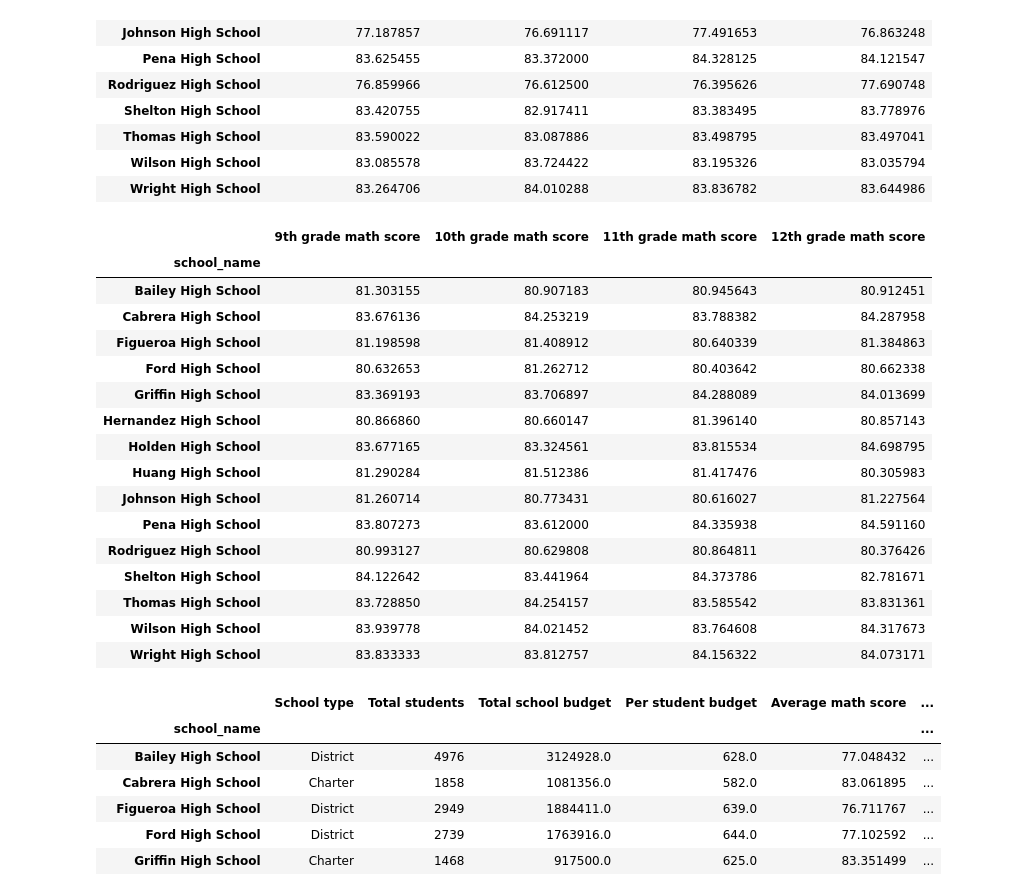
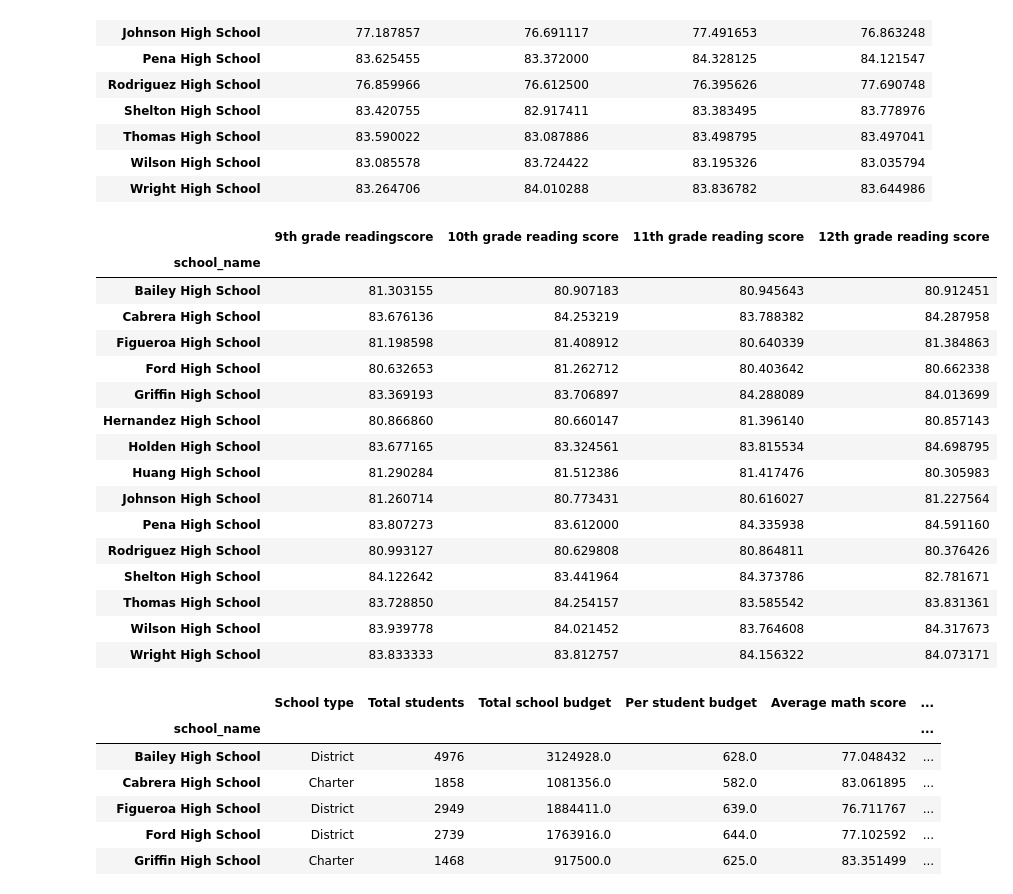
Before and after one commit to ssalinas619/pandas-challenge, a Jupyter notebook: PyCitySchools/pandas-challenge.ipynb, the cells around one changed output. Saved outputs shown, nothing was run; the diff lists cells and outputs as text; code cells hidden in the pictures.

```diff
--- a/PyCitySchools/pandas-challenge.ipynb
+++ b/PyCitySchools/pandas-challenge.ipynb
@@ -4,8 +4,8 @@ import pandas as pd
 from pathlib import Path
 # %%
 #File paths
-schools_path = Path("C:/Users/Sydney/Desktop/Starter_Code/PyCitySchools/Resources/schools_complete.csv")
-students_path = Path("C:/Users/Sydney/Desktop/Starter_Code/PyCitySchools/Resources/students_complete.csv")
+schools_path = Path("C:/Users/Sydney/Desktop/bootcamp/repos/pandas-challenge/Resources/schools_complete.csv")
+students_path = Path("C:/Users/Sydney/Desktop/bootcamp/repos/pandas-challenge/Resources/students_complete.csv")
 
 # Read School and Student Data Files and store into Pandas DataFrames
 schools_df = pd.read_csv(schools_path)
@@ -417,13 +417,13 @@ eleventh_grader_reading_scores = eleventh_graders_scores["reading_score"]
 twelfth_grader_reading_scores = twelfth_graders_scores["reading_score"]
 # %%
 #create dataframe with reading scores by grade
-reading_bygrade = pd.DataFrame({"9th grade math score": ninth_grader_reading_scores,
-                              "10th grade math score": tenth_grader_reading_scores,
-                              "11th grade math score": eleventh_grader_reading_scores,
-                              "12th grade math score": twelfth_grader_reading_scores})
-reading_bygrade
+reading_summary = pd.DataFrame({"9th grade readingscore": ninth_grader_reading_scores,
+                              "10th grade reading score": tenth_grader_reading_scores,
+                              "11th grade reading score": eleventh_grader_reading_scores,
+                              "12th grade reading score": twelfth_grader_reading_scores})
+reading_summary
 # %% [output]
-|  | 9th grade math score | 10th grade math score | 11th grade math score | 12th grade math score |
+|  | 9th grade readingscore | 10th grade reading score | 11th grade reading score | 12th grade reading score |
 | school_name |  |  |  |  |
 | Bailey High School | 81.303155 | 80.907183 | 80.945643 | 80.912451 |
 | Cabrera High School | 83.676136 | 84.253219 | 83.788382 | 84.287958 |
```
Also changed, not shown: 3 other files.
